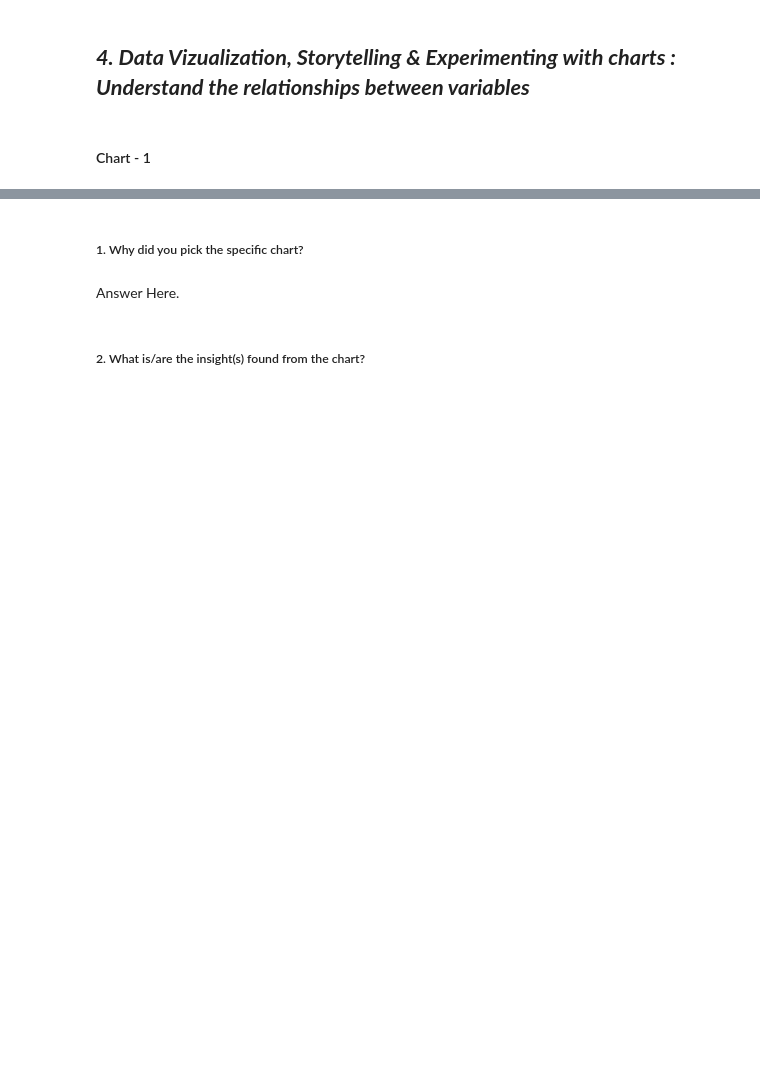
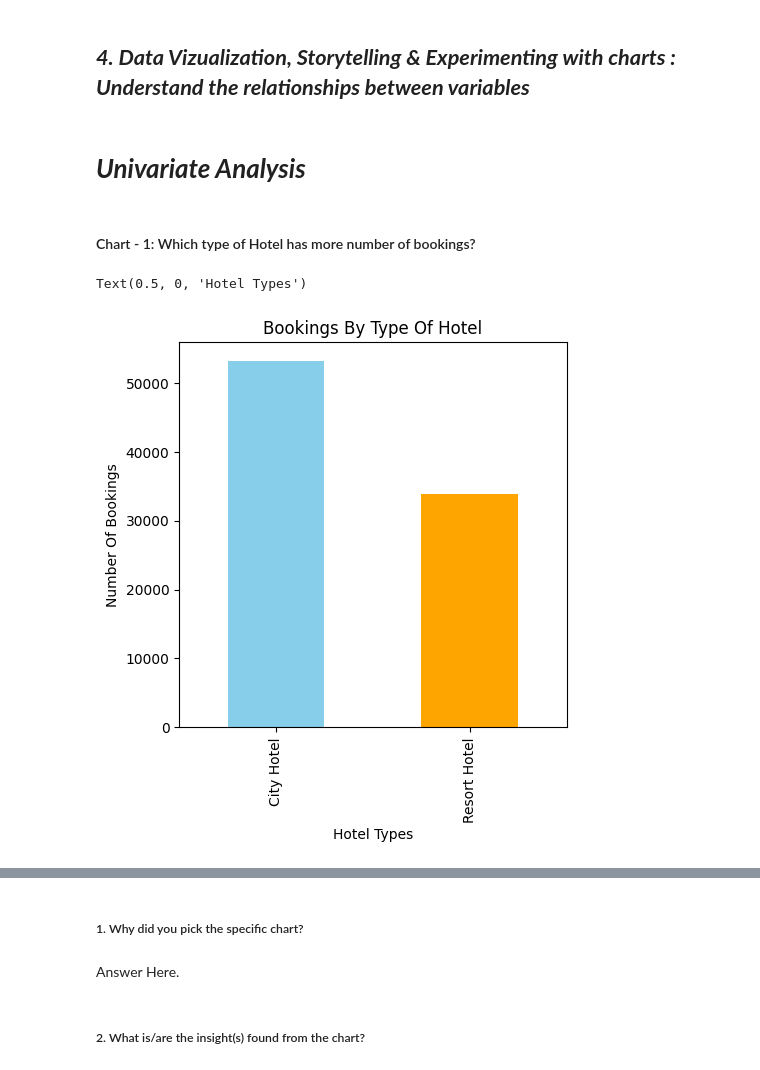
Before and after one commit to DevanshA2511/Hotel-Booking-Analysis-EDA, a Jupyter notebook: Hotel_Booking_Analysis_EDA_.ipynb, the cells around one changed output, grey strips where cells are left out. Saved outputs shown, nothing was run; the diff lists cells and outputs as text; code cells hidden in the pictures; blank space fills up the shorter version.

Commit message:
Commit 3 (Data Visualization Univariate)

```diff
--- a/Hotel_Booking_Analysis_EDA_.ipynb
+++ b/Hotel_Booking_Analysis_EDA_.ipynb
@@ -409,5 +409,3 @@ city_hotel_df = hotel_bookings_df[hotel_bookings_df['hotel'] == 'City Hotel']
 **7.** *Making seprate datasets for Resort Hotels and City Hotels for making the comparison of data during analysis easier to perform.*
 # %% [markdown]
 ## ***4. Data Vizualization, Storytelling & Experimenting with charts : Understand the relationships between variables***
-# %% [markdown]
-#### Chart - 1
@@ -415,0 +412,15 @@ city_hotel_df = hotel_bookings_df[hotel_bookings_df['hotel'] == 'City Hotel']
+# %% [markdown]
+# ***Univariate Analysis***
+# %% [markdown]
+#### Chart - 1: Which type of Hotel has more number of bookings?
+# %%
+# Chart - 1 visualization code
+plt.figure(figsize=(5,5))
+hotel_type = hotel_bookings_df['hotel'].value_counts()
+hotel_type.plot(kind='bar',color=['skyblue', 'orange'])
+plt.title('Bookings By Type Of Hotel')
+plt.ylabel('Number Of Bookings')
+plt.xlabel('Hotel Types')
+# %% [output]
+Text(0.5, 0, 'Hotel Types')
+[figure, added]
```
Also changed, not shown: parts of 100 cells of this notebook.
